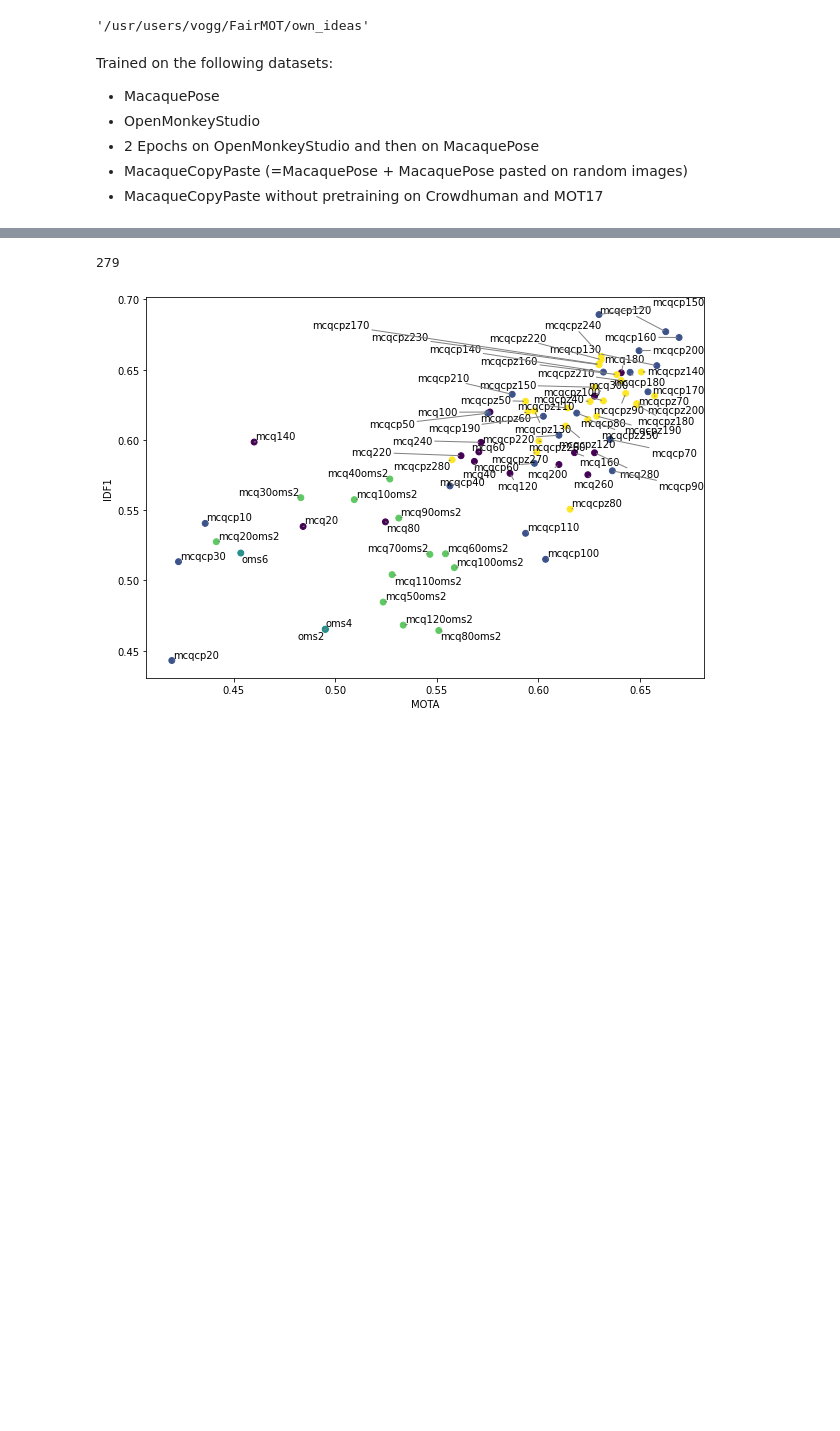
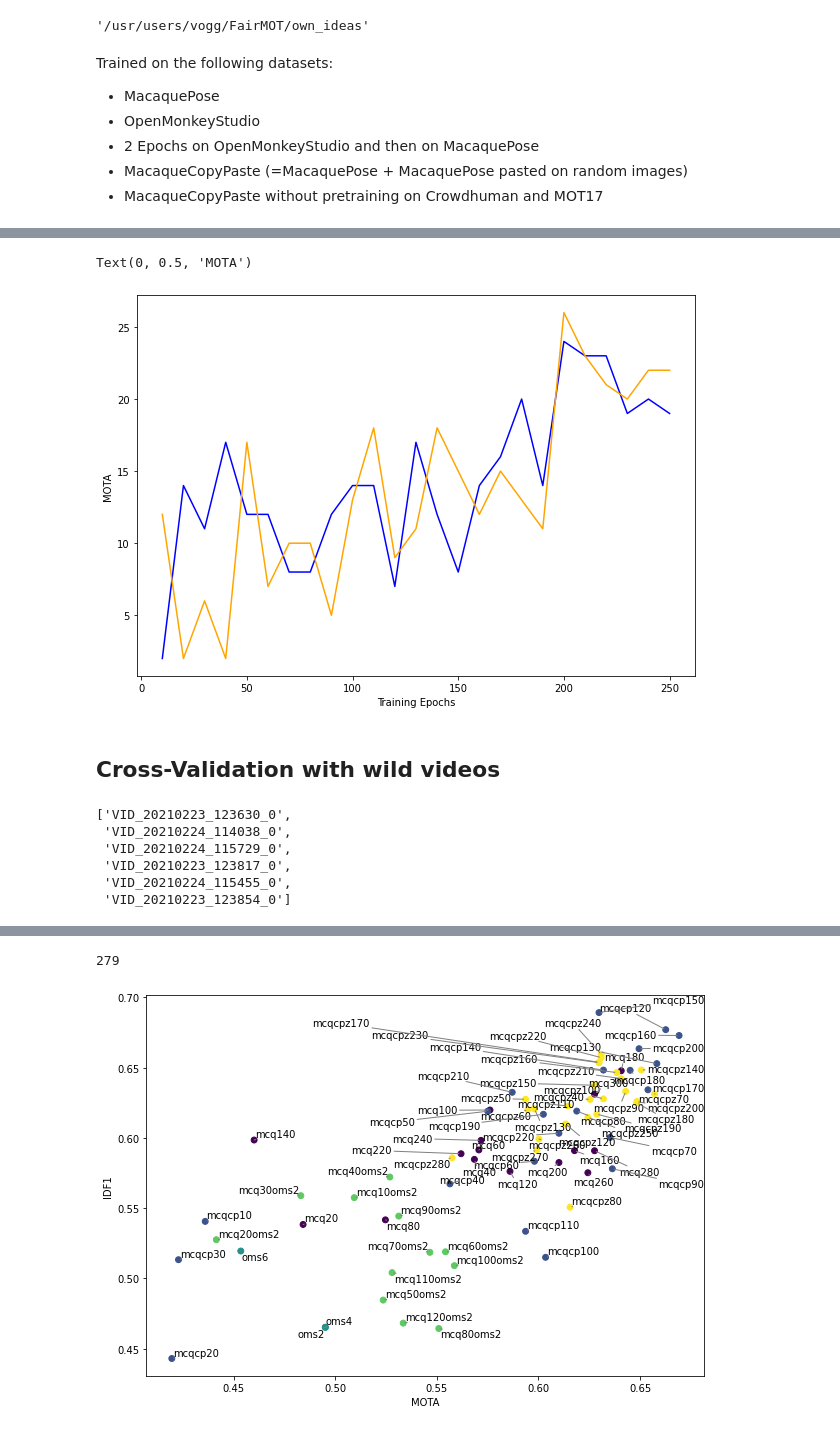
Before and after one commit to ecker-lab/PriMAT-tracking, a Jupyter notebook: own_ideas/evaluation.ipynb, the cells around one changed output, grey strips where cells are left out. Saved outputs shown, nothing was run; the diff lists cells and outputs as text; code cells hidden in the pictures; blank space fills up the shorter version.

```diff
--- a/own_ideas/evaluation.ipynb
+++ b/own_ideas/evaluation.ipynb
@@ -256,0 +236,3 @@ accs[0]
+# %%
+output['epoch'] = output.index.str.split("mcq[a-z]*|_").map(lambda x: x[-1]).astype(float)
+output['model'] = output.index.str.split("_|[0-9]").map(lambda x: x[0])
@@ -256,0 +259,30 @@ accs[0]
+# %%
+subset1 = output[output.model == "mcqcp"]
+subset2 = output[output.model == "mcqcpz"]
+
+fig, ax = plt.subplots(figsize=(10, 7))
+ax.plot(subset1.epoch, subset1.num_switches, c = "blue")
+ax.plot(subset2.epoch, subset2.num_switches, c = "orange")
+#ax.plot(output.epoch, 1 - (output.num_switches / (output.num_switches.max() * 2)))
+ax.set_xlabel("Training Epochs")
+ax.set_ylabel("MOTA")
+# %% [output]
+Text(0, 0.5, 'MOTA')
+[figure, added]
+# %% [markdown]
+## Cross-Validation with wild videos
+# %%
+path = "/usr/users/agecker/datasets/macaque_videos/"
+
+vids = os.listdir(path)
+
+regex = re.compile('VID_.*')
+vids = [i for i in vids if regex.match(i)]
+vids
+# %% [output]
+['VID_20210223_123630_0',
+ 'VID_20210224_114038_0',
+ 'VID_20210224_115729_0',
+ 'VID_20210223_123817_0',
+ 'VID_20210224_115455_0',
+ 'VID_20210223_123854_0']
```
Also changed, not shown: parts of 12 cells of this notebook, 35 other files.
